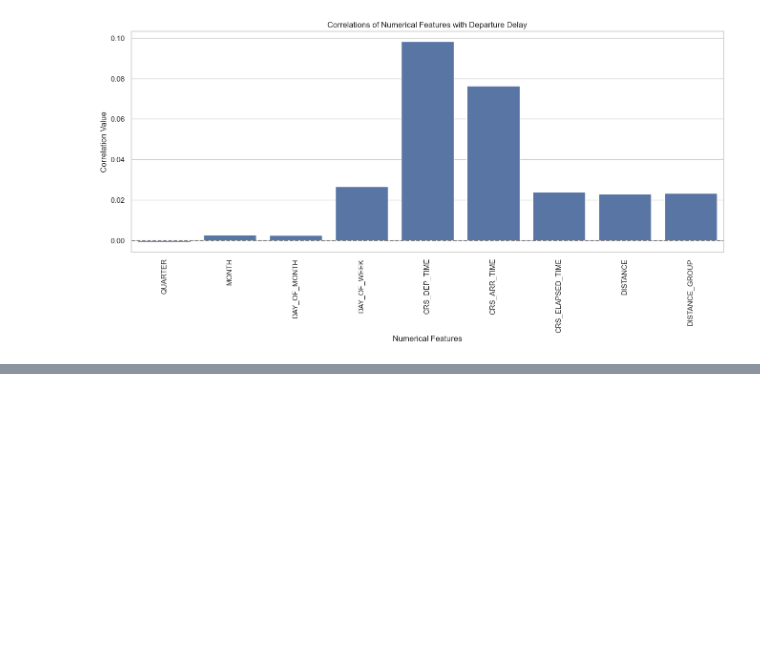
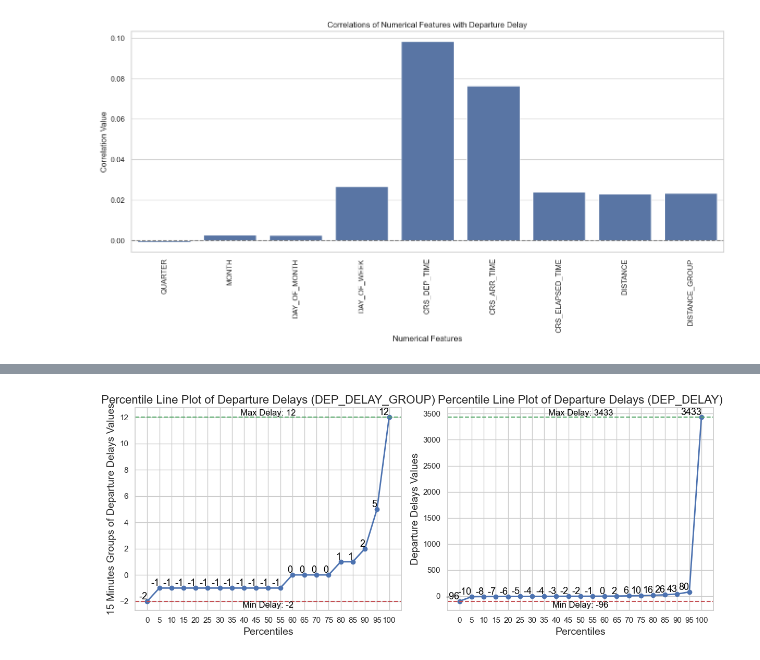
Before and after one commit to MohammedGuniem/Prediction-of-On-time-Flight-Performance, a Jupyter notebook: 2_Visualization/Visualizations.ipynb, the cells around one changed output, grey strips where cells are left out. Saved outputs shown, nothing was run; the diff lists cells and outputs as text; code cells hidden in the pictures; blank space fills up the shorter version.

```diff
--- a/2_Visualization/Visualization-1.ipynb
+++ b/2_Visualization/Visualizations.ipynb
@@ -526,0 +550,83 @@ plt.show()
+# %%
+# Create a 1x2 subplot
+fig, axes = plt.subplots(1, 2, figsize=(12, 5))
+
+
+## Plotting the percentiles of DEP_DELAY_GROUP
+# Calculate the percentiles at 5% intervals
+percentiles = np.arange(0, 101, 5)
+percentile_values = np.percentile(df["DEP_DELAY_GROUP"], percentiles)
+
+# Plot the line connecting the percentiles
+axes[0].plot(percentiles, percentile_values, marker='o', color='b', linestyle='-', linewidth=2, markersize=6)
+
+# Annotate each percentile value on the line
+for p, val in zip(percentiles, percentile_values):
+    axes[0].text(p, val, f"{int(val)}", color='black', ha='right', va='bottom', fontsize=13)
+
+# Min value of delays
+min_values = df["DEP_DELAY_GROUP"].min()
+# Max value of delays
+max_values = df["DEP_DELAY_GROUP"].max()
+# Add horizontal lines at the minimum and maximum delays
+axes[0].axhline(y=max_values, color='g', linestyle='--', label=f'Max Delay: {max_values:.2f}')
+axes[0].axhline(y=min_values, color='r', linestyle='--', label=f'Min Delay: {min_values:.2f}')
+# Add the label text on the same line
+# Adjust the x-coordinate to position the label where you want
+axes[0].text(x=50, y=min_values, s=f'Min Delay: {min_values}', color='black', fontsize=12, verticalalignment='top', horizontalalignment='center')
+axes[0].text(x=50, y=max_values, s=f'Max Delay: {max_values}', color='black', fontsize=12, verticalalignment='bottom', horizontalalignment='center')
+
+# Title and labels
+axes[0].set_title("Percentile Line Plot of Departure Delays (DEP_DELAY_GROUP)", fontsize=16)
+axes[0].set_xlabel("Percentiles", fontsize=14)
+axes[0].set_ylabel("15 Minutes Groups of Departure Delays Values", fontsize=14)
+
+# Set the x-axis ticks to be every 5% (already set by the percentiles)
+axes[0].set_xticks(np.arange(0, 101, 5))  # Set x-axis ticks from 0 to 100 with step size of 5
+
+# Show the plot
+axes[0].grid(True)
+
+
+## Plotting the percentiles of DEP_DELAY
+# Calculate the percentiles at 5% intervals
+percentiles = np.arange(0, 101, 5)
+percentile_values = np.percentile(df["DEP_DELAY"], percentiles)
+
+# Plot the line connecting the percentiles
+axes[1].plot(percentiles, percentile_values, marker='o', color='b', linestyle='-', linewidth=2, markersize=6)
+
+# Annotate each percentile value on the line
+for p, val in zip(percentiles, percentile_values):
+    axes[1].text(p, val, f"{int(val)}", color='black', ha='right', va='bottom', fontsize=13)
+
+# Min value of delays
+min_values = df["DEP_DELAY"].min()
+# Max value of delays
+max_values = df["DEP_DELAY"].max()
+# Add horizontal lines at the minimum and maximum delays
+axes[1].axhline(y=max_values, color='g', linestyle='--', label=f'Max Delay: {max_values:.2f}')
+axes[1].axhline(y=min_values, color='r', linestyle='--', label=f'Min Delay: {min_values:.2f}')
+# Add the label text on the same line
+# Adjust the x-coordinate to position the label where you want
+axes[1].text(x=50, y=min_values, s=f'Min Delay: {min_values}', color='black', fontsize=12, verticalalignment='top', horizontalalignment='center')
+axes[1].text(x=50, y=max_values, s=f'Max Delay: {max_values}', color='black', fontsize=12, verticalalignment='bottom', horizontalalignment='center')
+
+# Title and labels
+axes[1].set_title("Percentile Line Plot of Departure Delays (DEP_DELAY)", fontsize=16)
+axes[1].set_xlabel("Percentiles", fontsize=14)
+axes[1].set_ylabel("Departure Delays Values", fontsize=14)
+
+# Set the x-axis ticks to be every 5% (already set by the percentiles)
+axes[1].set_xticks(np.arange(0, 101, 5))  # Set x-axis ticks from 0 to 100 with step size of 5
+
+# Show the plot
+axes[1].grid(True)
+
+
+# Adjust layout
+plt.tight_layout()
+# Show the plot
+plt.show()
+# %% [output]
+[figure, added]
```
Also changed, not shown: parts of 3 cells of this notebook.
